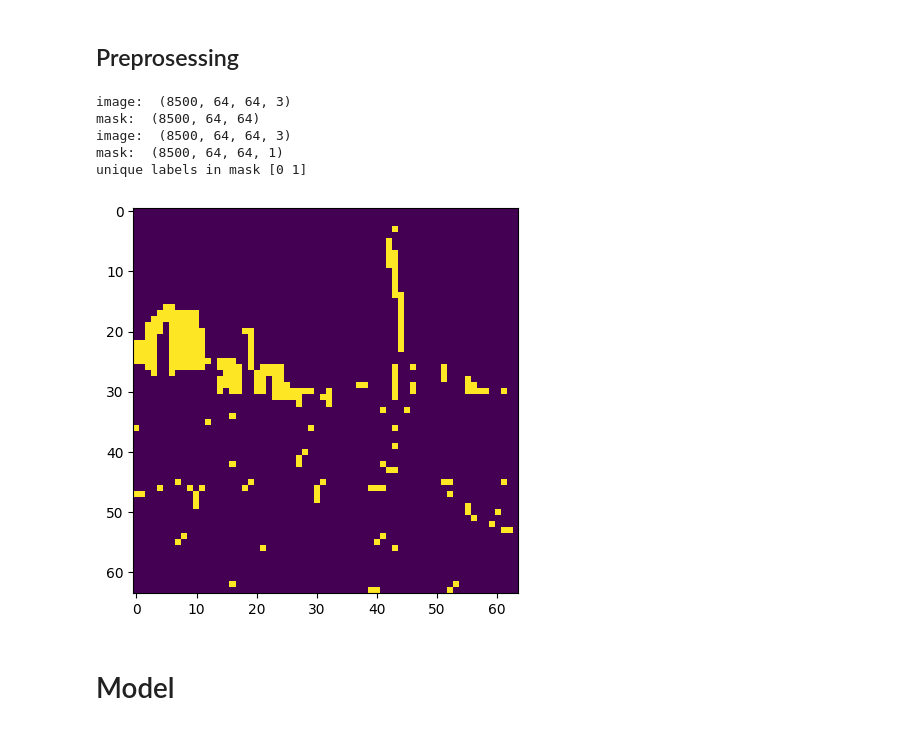
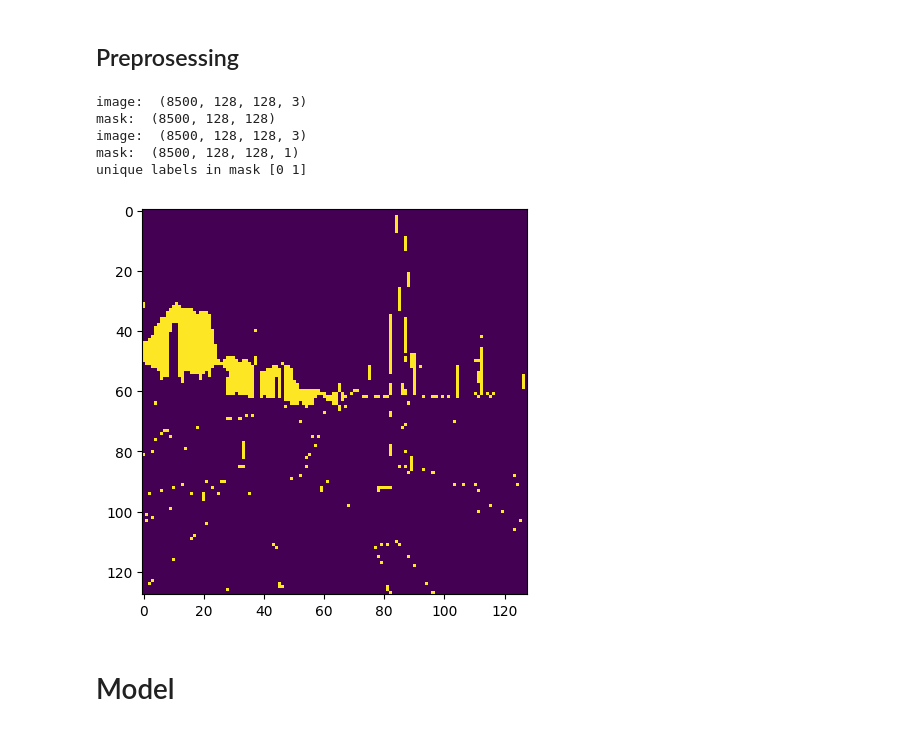
Before and after one commit to Duygubirol/vegetation-detection-railways, a Jupyter notebook: base-line-model_revise.ipynb, the cells around one changed output. Cells and saved outputs as stored; diff of their text form; code cells hidden in the pictures.

```diff
--- a/base-line-model_revise.ipynb
+++ b/base-line-model_revise.ipynb
@@ -39,49 +39,49 @@ for filename in os.listdir(path_images):
     breaker +=1
     if filename.endswith('.jpg'):
         image = Image.open(path_images+filename)
-        image = np.array(image.resize((64,64),3))
+        image = np.array(image.resize((128,128),3))
         # image = cv2.imread(path_images+filename)
         # image = image[:1056,:,:] #divisible by 32 because of UNET requirements
 
         mask = Image.open(path_mask+filename[:7]+'.png')
-        mask = np.array(mask.resize((64,64),3))
+        mask = np.array(mask.resize((128,128),3))
         mask = np.expand_dims(mask, axis=2)
         # mask = cv2.imread(path_mask+filename[:7]+'.png')
         # mask = mask[:1056,:,:]
 
         # for layer in range(len(mask[0,0,:])):
             # we only care about the first layer of the mask
         # mask[:int(w/2),:,layer]=0
             # we don't need this transformation for now
 
         mask[:,:,0][mask[:,:,0]!=label_of_interest]=0
         mask[:,:,0][mask[:,:,0]==label_of_interest]=1
                 #this is because one hot encoder can only deal with 0 and 1 if there is 2 labels
 
         image_dataset.append(image)
         mask_dataset.append(mask[:,:,0])
     if breaker==8500:
         break
 
 image_dataset = np.array(image_dataset)
 mask_dataset = np.array(mask_dataset)
 # mask_dataset = mask_dataset[:,:,:,0]
 print('image: ', image_dataset.shape)
 print('mask: ', mask_dataset.shape)
 plt.imshow(mask[:,:,0])
 
 mask_dataset = np.expand_dims(mask_dataset, axis=3)
 print('image: ', image_dataset.shape)
 print('mask: ', mask_dataset.shape)
 
 print('unique labels in mask', np.unique(mask_dataset))
 # %% [output]
-image:  (8500, 64, 64, 3)
-mask:  (8500, 64, 64)
-image:  (8500, 64, 64, 3)
-mask:  (8500, 64, 64, 1)
+image:  (8500, 128, 128, 3)
+mask:  (8500, 128, 128)
+image:  (8500, 128, 128, 3)
+mask:  (8500, 128, 128, 1)
 unique labels in mask [0 1]
-[figure, old version]
+[figure, new version]
 # %%
 # split
 X_train_pp, X_test_pp, y_train, y_test = train_test_split(image_dataset, mask_dataset, test_size = 0.20, random_state = 42)
```
Also changed, not shown: parts of 4 cells of this notebook.
